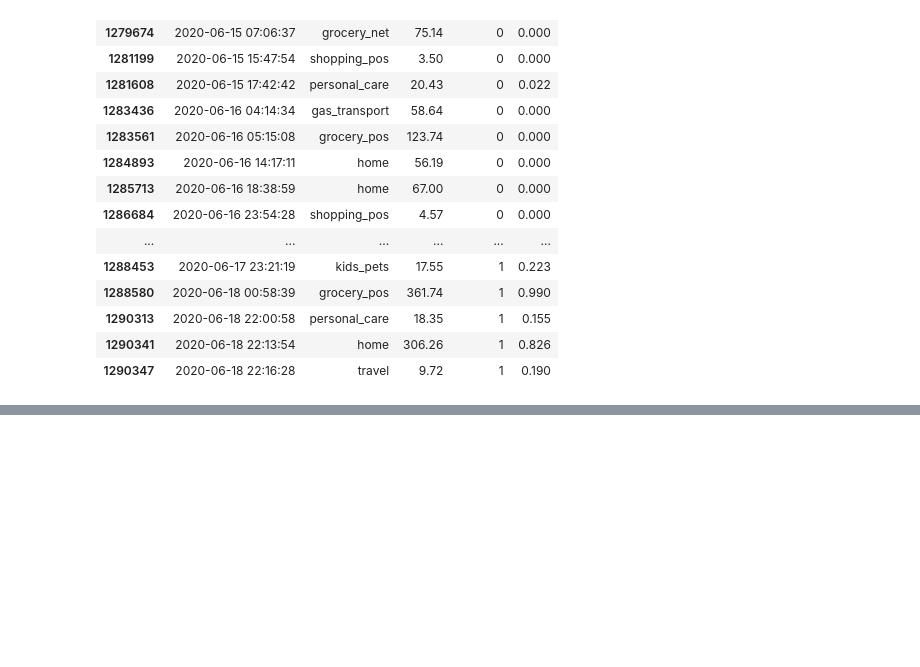
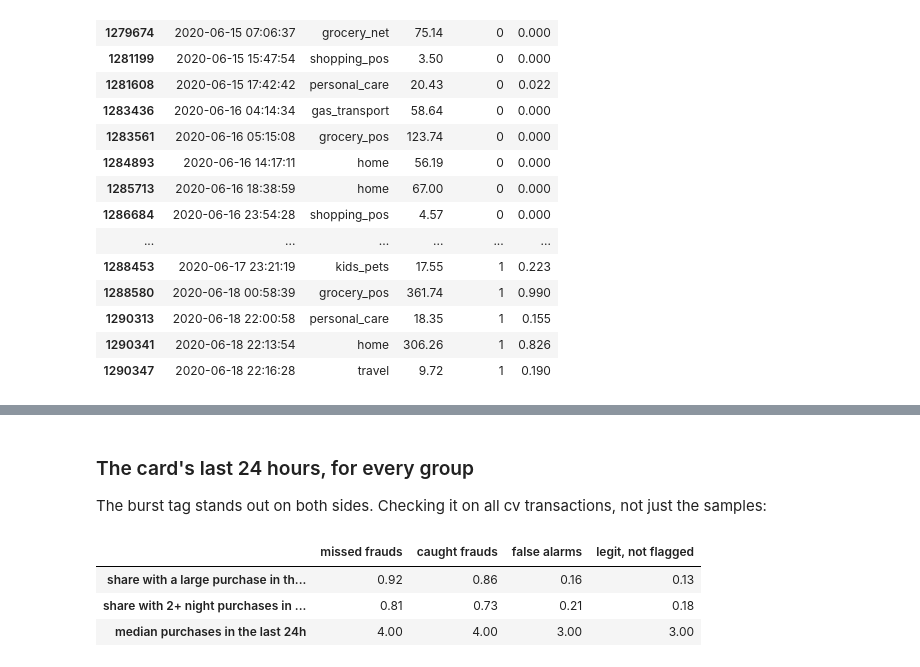
Before and after one commit to felipersas/fraud-detection, a Jupyter notebook: notebooks/03_neural_network.ipynb, the cells around one changed output, grey strips where cells are left out. Saved outputs shown, nothing was run; the diff lists cells and outputs as text; code cells hidden in the pictures; blank space fills up the shorter version.

```diff
--- a/notebooks/03_neural_network.ipynb
+++ b/notebooks/03_neural_network.ipynb
@@ -318,0 +344,14 @@ cv.loc[window, ["trans_date_trans_time", "category", "amt", "is_fraud", "score"]
+# %%
+# Train and cv together, so the first days of cv still see the card's history from late 2019.
+activity = recent_card_activity(pd.concat([split.train, split.cv]))
+cv = cv.join(activity)
+
+# Store categories whose fraud rate in train is above the overall rate.
+train_rate = split.train.groupby("category")["is_fraud"].mean()
+risky_categories = train_rate[train_rate > split.train["is_fraud"].mean()].index
+print("High-risk categories:", list(risky_categories))
+
+missed = cv.loc[missed.index]
+flagged = cv.loc[flagged.index]
+night = cv["hour"].isin(NIGHT_HOURS)
+large_recently = cv["large_tx_last_24h"] >= 1
@@ -319 +390,25 @@ cv.loc[window, ["trans_date_trans_time", "category", "amt", "is_fraud", "score"]
+# %% [markdown]
+### The card's last 24 hours, for every group
+
+The burst tag stands out on both sides. Checking it on all cv transactions, not just the samples:
+# %%
+groups = {
+    "missed frauds": cv[(cv["is_fraud"] == 1) & (cv["score"] < THRESHOLD)],
+    "caught frauds": cv[(cv["is_fraud"] == 1) & (cv["score"] >= THRESHOLD)],
+    "false alarms": cv[(cv["is_fraud"] == 0) & (cv["score"] >= THRESHOLD)],
+    "legit, not flagged": cv[(cv["is_fraud"] == 0) & (cv["score"] < THRESHOLD)],
+}
+pd.DataFrame({
+    name: {
+        "share with a large purchase in the last 24h": (g["large_tx_last_24h"] >= 1).mean(),
+        "share with 2+ night purchases in the last 24h": (g["night_tx_last_24h"] >= 2).mean(),
+        "median purchases in the last 24h": g["tx_last_24h"].median(),
+    }
+    for name, g in groups.items()
+}).round(2)
+# %% [output]
+|  | missed frauds | caught frauds | false alarms | legit, not flagged |
+| share with a large purchase in th... | 0.92 | 0.86 | 0.16 | 0.13 |
+| share with 2+ night purchases in ... | 0.81 | 0.73 | 0.21 | 0.18 |
+| median purchases in the last 24h | 4.00 | 4.00 | 3.00 | 3.00 |
 # %% [markdown]
```
Also changed, not shown: parts of 13 cells of this notebook, 2 other files.
